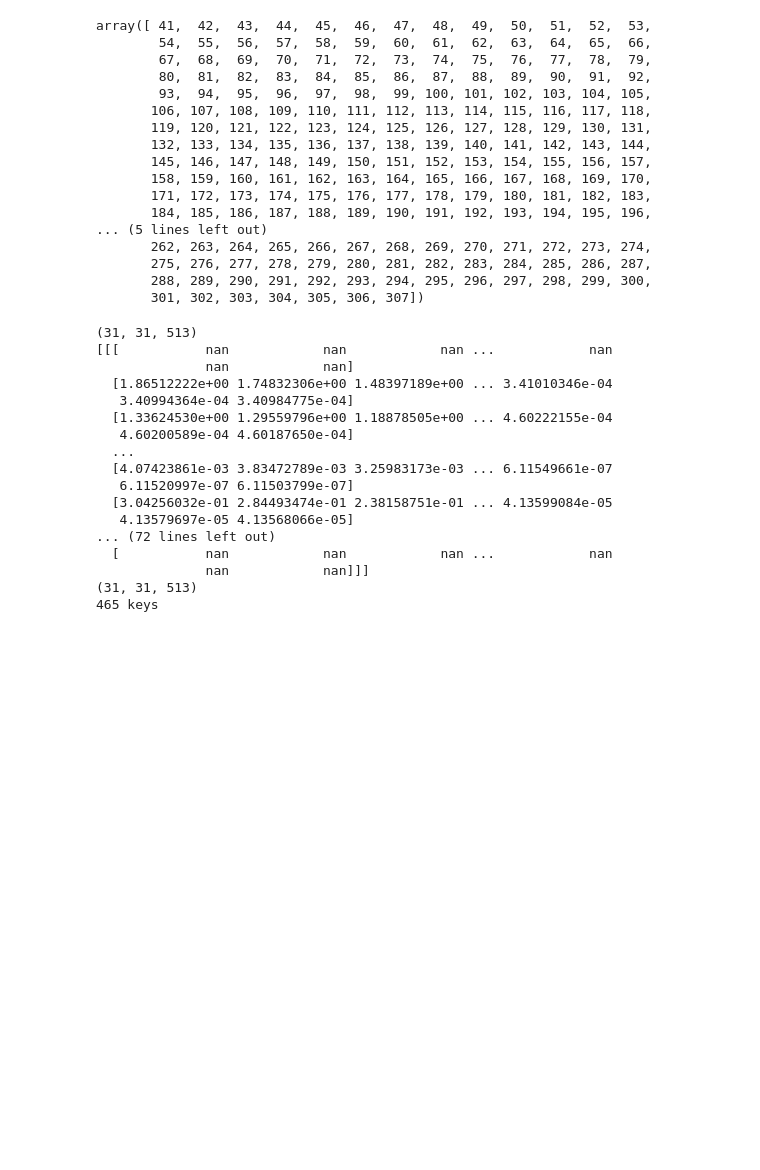
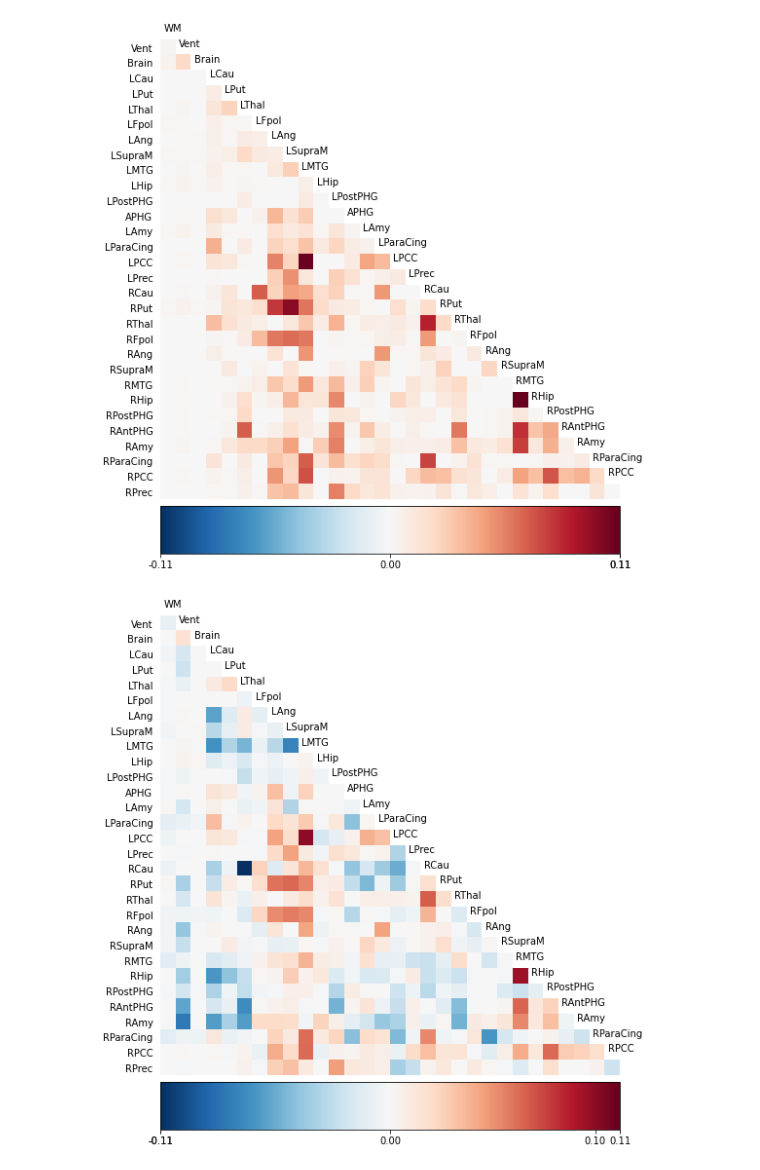
Before and after one commit to Qonrad/2020capstone, a Jupyter notebook: granger.ipynb, the cells around one changed output. Drawn from its saved outputs; the diff is of its cells as text; code cells hidden in the pictures; blank space fills up the shorter version.

Commit message:
Get granger example code finally working.

```diff
--- a/granger.ipynb
+++ b/granger.ipynb
@@ -142,7 +142,7 @@ will be different in the different analyzers.
 freq_idx_G = np.where((G.frequencies > f_lb) * (G.frequencies < f_ub))[0]
 freq_idx_C = np.where((C1.frequencies > f_lb) * (C1.frequencies < f_ub))[0]
 
-display(freq_idx_G)
+#display(freq_idx_G)
 
 """
 
@@ -153,13 +153,26 @@ between these two time-series:
 """
 
 coh = np.mean(C1.coherence[:, :, freq_idx_C], -1)  # Averaging on the last dimension
+
+
+
 g1 = np.mean(G.causality_xy[:, :, freq_idx_G], -1)
+for i in range(len(g1)):
+    for j in range(len(g1[i])):
+        if np.isnan(g1[i][j]):
+            if i == j:
+                g1[i][j] = 1.0
+            else:
+                g1[i][j] = g1[j][i]
 
-print(len(G._granger_causality['gc_xy'].keys()), "keys")
+
+#print(g1)
+
+#print(len(G._granger_causality['gc_xy'].keys()), "keys")
 
 #fig01 = drawmatrix_channels(coh, roi_names, size=[10., 10.], color_anchor=0)
 #fig02 = drawmatrix_channels(C2.corrcoef, roi_names, size=[10., 10.], color_anchor=0)
-#fig03 = drawmatrix_channels(g1, roi_names, size=[10., 10.], color_anchor=0)
+fig03 = drawmatrix_channels(g1, roi_names, size=[10., 10.], color_anchor=0)
 """
 Differences in the HRF between different ROIs are a potential source of
 misattribution of the direction and magnitude of dependence between time-series
@@ -170,8 +183,18 @@ $F_{y\rightarrow x}$.
 
 """
 
-#g2 = np.mean(G.causality_xy[:, :, freq_idx_G] - G.causality_yx[:, :, freq_idx_G], -1)
-#fig04 = drawmatrix_channels(g2, roi_names, size=[10., 10.], color_anchor=0)
+g2 = np.mean(G.causality_xy[:, :, freq_idx_G] - G.causality_yx[:, :, freq_idx_G], -1)
+
+for i in range(len(g2)):
+    for j in range(len(g2[i])):
+        if np.isnan(g2[i][j]):
+            if i == j:
+                g2[i][j] = 1.0
+            else:
+                g2[i][j] = g2[j][i]
+
+
+fig04 = drawmatrix_channels(g2, roi_names, size=[10., 10.], color_anchor=0)
 
 """
 If these values are found to be significantly different than 0, this
@@ -183,7 +206,7 @@ Finally, we call plt.show(), to show the plots created:
 
 """
 
-#plt.show()
+plt.show()
 
 """
 
@@ -228,34 +251,2 @@ References
-array([ 41,  42,  43,  44,  45,  46,  47,  48,  49,  50,  51,  52,  53,
-        54,  55,  56,  57,  58,  59,  60,  61,  62,  63,  64,  65,  66,
-        67,  68,  69,  70,  71,  72,  73,  74,  75,  76,  77,  78,  79,
-        80,  81,  82,  83,  84,  85,  86,  87,  88,  89,  90,  91,  92,
-        93,  94,  95,  96,  97,  98,  99, 100, 101, 102, 103, 104, 105,
-       106, 107, 108, 109, 110, 111, 112, 113, 114, 115, 116, 117, 118,
-       119, 120, 121, 122, 123, 124, 125, 126, 127, 128, 129, 130, 131,
-       132, 133, 134, 135, 136, 137, 138, 139, 140, 141, 142, 143, 144,
-       145, 146, 147, 148, 149, 150, 151, 152, 153, 154, 155, 156, 157,
-       158, 159, 160, 161, 162, 163, 164, 165, 166, 167, 168, 169, 170,
-       171, 172, 173, 174, 175, 176, 177, 178, 179, 180, 181, 182, 183,
-       184, 185, 186, 187, 188, 189, 190, 191, 192, 193, 194, 195, 196,
-... (5 lines left out)
-       262, 263, 264, 265, 266, 267, 268, 269, 270, 271, 272, 273, 274,
-       275, 276, 277, 278, 279, 280, 281, 282, 283, 284, 285, 286, 287,
-       288, 289, 290, 291, 292, 293, 294, 295, 296, 297, 298, 299, 300,
-       301, 302, 303, 304, 305, 306, 307])
-(31, 31, 513)
-[[[           nan            nan            nan ...            nan
-              nan            nan]
-  [1.86512222e+00 1.74832306e+00 1.48397189e+00 ... 3.41010346e-04
-   3.40994364e-04 3.40984775e-04]
-  [1.33624530e+00 1.29559796e+00 1.18878505e+00 ... 4.60222155e-04
-   4.60200589e-04 4.60187650e-04]
-  ...
-  [4.07423861e-03 3.83472789e-03 3.25983173e-03 ... 6.11549661e-07
-   6.11520997e-07 6.11503799e-07]
-  [3.04256032e-01 2.84493474e-01 2.38158751e-01 ... 4.13599084e-05
-   4.13579697e-05 4.13568066e-05]
-... (72 lines left out)
-  [           nan            nan            nan ...            nan
-              nan            nan]]]
-(31, 31, 513)
-465 keys
+[figure, added]
+[figure, added]
```
Also changed, not shown: parts of 1 cell of this notebook.
